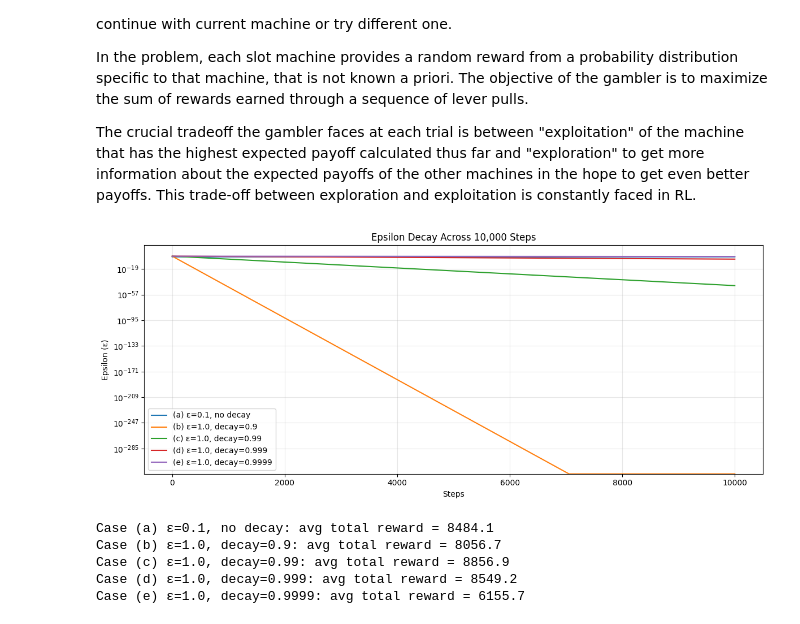
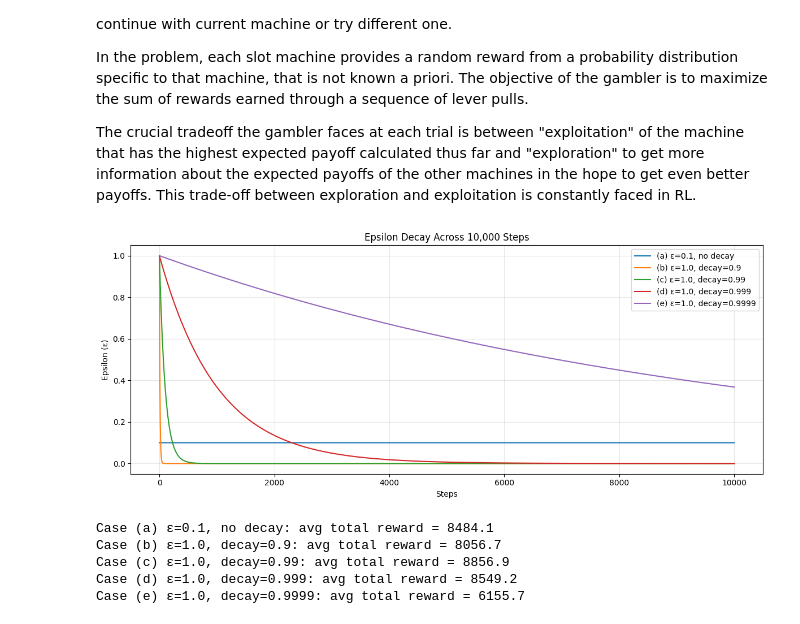
Before and after one commit to lalawee/special-octo-barnacle, a Jupyter notebook: bandit.ipynb, the cells around one changed output. Drawn from its saved outputs; the diff is of its cells as text; code cells hidden in the pictures.

Commit message:
amend visualization bug  and re-ordering of code

```diff
--- a/bandit.ipynb
+++ b/bandit.ipynb
@@ -20,34 +32,33 @@ import matplotlib.pyplot as plt
 # %%
 # TASK  1 to visualize the  relationship across 5 cases...
 
 cases = [
     {"label": "a", "desc": "ε=0.1, no decay",    "eps0": 0.1, "decay": 1.0},
     {"label": "b", "desc": "ε=1.0, decay=0.9",   "eps0": 1.0, "decay": 0.9},
     {"label": "c", "desc": "ε=1.0, decay=0.99",  "eps0": 1.0, "decay": 0.99},
     {"label": "d", "desc": "ε=1.0, decay=0.999", "eps0": 1.0, "decay": 0.999},
     {"label": "e", "desc": "ε=1.0, decay=0.9999","eps0": 1.0, "decay": 0.9999},
 ]
 
 plt.figure(figsize=(12, 5))
 
 for case in cases:
     eps = case["eps0"]
     history = []
     for _ in range(N_STEPS):
         history.append(eps)
         eps *= case["decay"]
     plt.plot(history, label=f"({case['label']}) {case['desc']}")
 
 plt.xlabel("Steps")
 plt.ylabel("Epsilon (ε)")
 plt.title("Epsilon Decay Across 10,000 Steps")
 plt.legend()
-plt.yscale("log")   # remove this line if you want linear scale
 plt.grid(True, alpha=0.3)
 plt.tight_layout()
 plt.show()
 # %% [output]
-[figure, old version]
+[figure, new version]
 # %%
 """
 Q: What can we say about (d) and (e) vs (b) and (c) in later steps?
```
Also changed, not shown: parts of 2 cells of this notebook.
